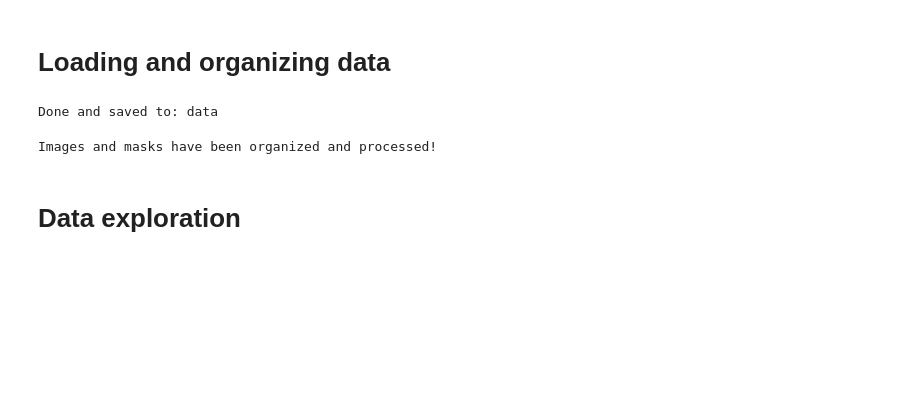
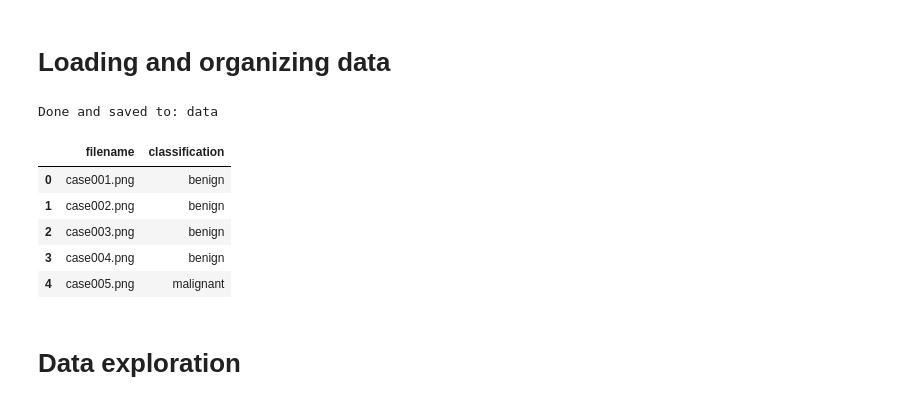
Before and after one commit to KTLeWagon/breast_lesion_DL, a Jupyter notebook: notebooks/Breast_lesion_DL_KT.ipynb, the cells around one changed output. Cells and saved outputs as stored; diff of their text form; code cells hidden in the pictures; blank space fills up the shorter version.

Commit message:
Updated ordered_images dir creation

```diff
--- a/notebooks/Breast_lesion_DL_KT.ipynb
+++ b/notebooks/Breast_lesion_DL_KT.ipynb
@@ -117,35 +117,49 @@ def apply_mask_and_save(image_path, mask_path, save_path):
 
 # Organize images and masks from the first directory
 data_records = []
 for _, row in df_filtered.iterrows():
     image_filename = row['Image_filename']
     mask_filename = row['Mask_tumor_filename']
     classification = row['Classification'].strip()
     image_path = os.path.join(source_directory1, image_filename)
     mask_path = os.path.join(source_directory1, mask_filename)
     save_path = os.path.join(target_directory, classification, image_filename)
     if os.path.exists(image_path) and os.path.exists(mask_path):
         apply_mask_and_save(image_path, mask_path, save_path)
     data_records.append({'filename': image_filename, 'classification': classification})
 
 # process images from the second directory
 for entry in os.listdir(source_directory2):
     if entry.endswith('.png') and not '_mask' in entry:
         base_name = entry[:-4]  # remove ".png"
         mask_filename = f"{base_name}_mask.png"
         full_image_path = os.path.join(source_directory2, entry)
         full_mask_path = os.path.join(source_directory2, mask_filename)
+
+        # skip files with "normal" in the filename
+        if 'normal' in base_name:
+            continue
+
         if os.path.exists(full_mask_path):  # check if mask exists
-            classification = 'benign' if 'benign' in base_name else 'malignant'
+            # Classify as 'benign' or 'malignant' based on filename
+            if 'benign' in base_name:
+                classification = 'benign'
+            else:
+                classification = 'malignant'
             save_path = os.path.join(target_directory, classification, entry)
             apply_mask_and_save(full_image_path, full_mask_path, save_path)
             data_records.append({'filename': entry, 'classification': classification})
 
 # combine all into df
 combined_df = pd.DataFrame(data_records)
 combined_df.head()
 # %% [output]
-Images and masks have been organized and processed!
+|  | filename | classification |
+| 0 | case001.png | benign |
+| 1 | case002.png | benign |
+| 2 | case003.png | benign |
+| 3 | case004.png | benign |
+| 4 | case005.png | malignant |
 # %% [markdown]
 # Data exploration
 # %% [markdown]
```
Also changed, not shown: parts of 4 cells of this notebook.
